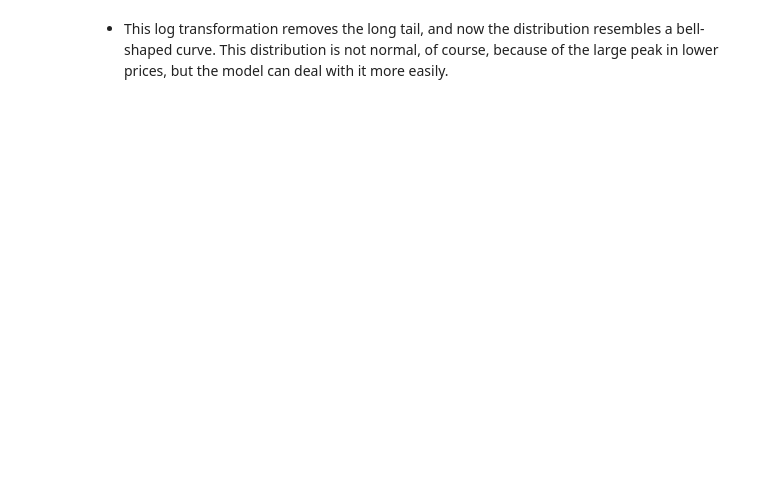
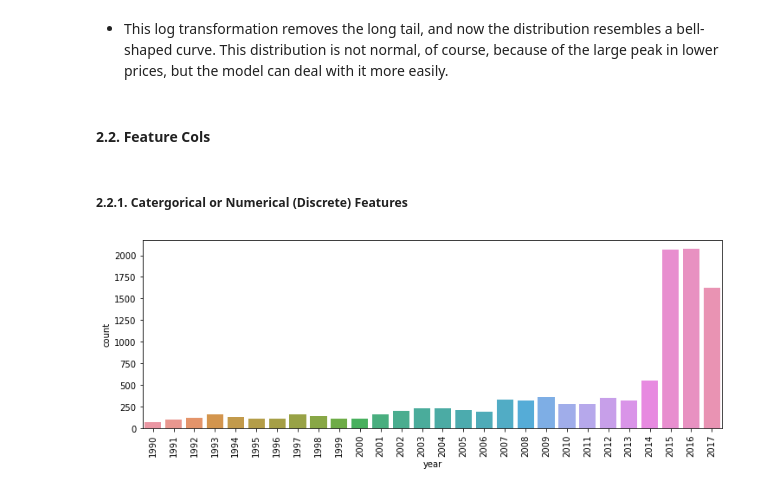
Before and after one commit to CodexploreRepo/machine-learning-101, a Jupyter notebook: project_notebooks/regression/car_price.ipynb, the cells around one changed output. Drawn from its saved outputs; the diff is of its cells as text; code cells hidden in the pictures; blank space fills up the shorter version.

```diff
--- a/project_notebooks/regression/car_price.ipynb
+++ b/project_notebooks/regression/car_price.ipynb
@@ -82,2 +194,18 @@ plot_dist(np.log1p(df['price']))
 # %% [markdown]
 - This log transformation removes the long tail, and now the distribution resembles a bell-shaped curve. This distribution is not normal, of course, because of the large peak in lower prices, but the model can deal with it more easily.
+# %% [markdown]
+#### 2.2. Feature Cols
+# %% [markdown]
+##### 2.2.1. Catergorical or Numerical (Discrete) Features
+# %%
+def plot_count(df, col_name, sort=False, rotation=0):
+    _, ax = plt.subplots(figsize=(12,4))
+    order = df[col_name].value_counts().index if sort else None
+    sns.countplot(data=df, x=col_name, ax=ax, order = order)
+    ax.set_xticks(ax.get_xticks(), ax.get_xticklabels(), rotation=rotation, ha='right')
+    plt.show()
+# %%
+# year
+plot_count(df, 'year', rotation=90)
+# %% [output]
+[figure, added]
```
Also changed, not shown: parts of 36 cells of this notebook.
